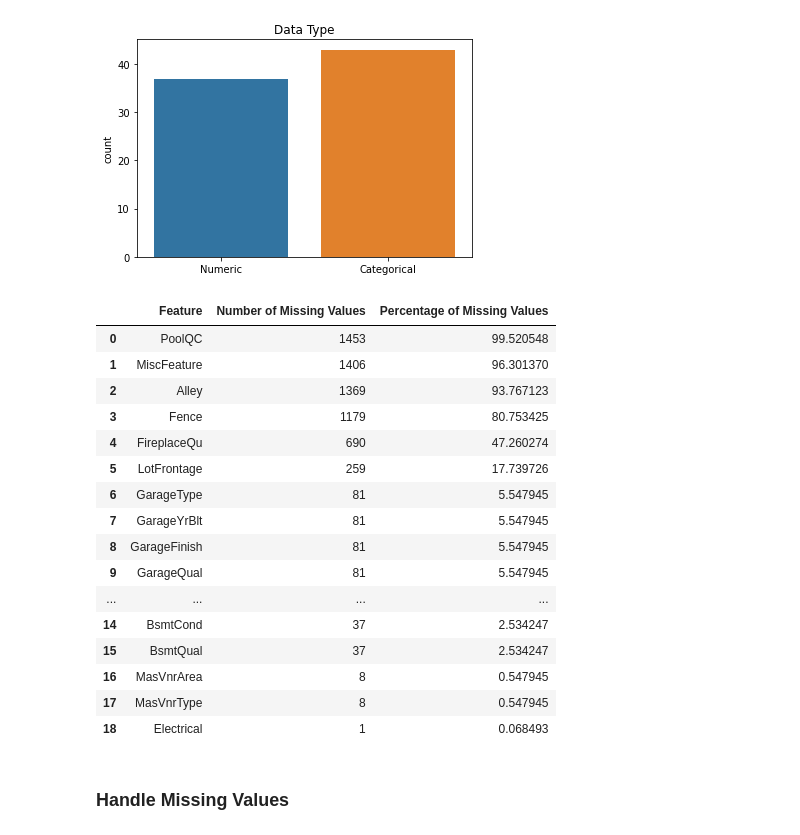
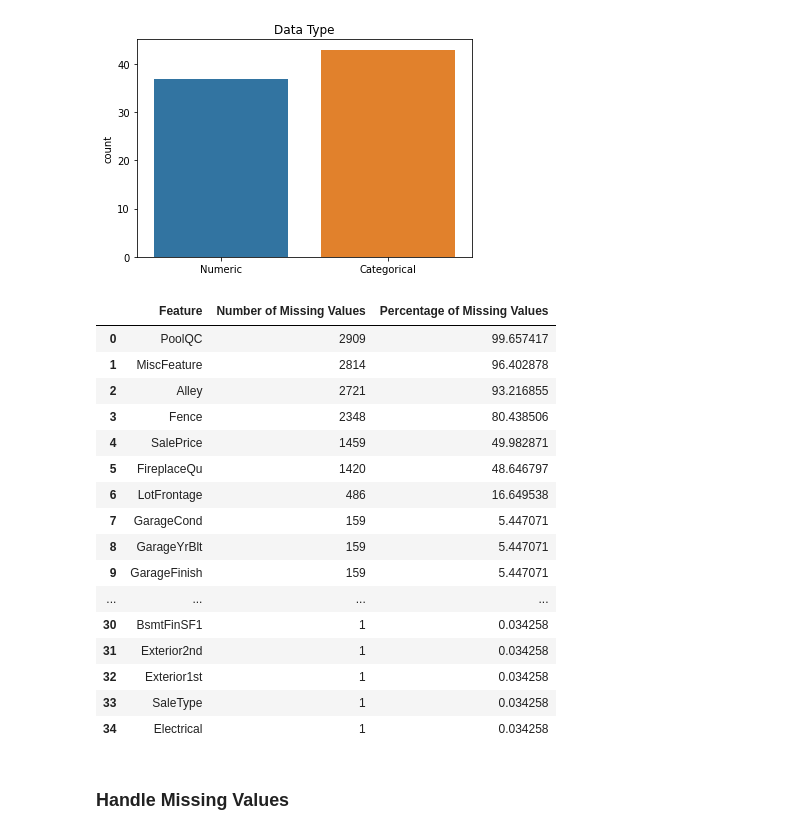
Before and after one commit to kakkar87/data_science_portfolio, a Jupyter notebook: Kaggle Competitions/House Prices - Advanced Regression Techniques.ipynb, the cells around one changed output. Cells and saved outputs as stored; diff of their text form; code cells hidden in the pictures.

```diff
--- a/Kaggle Competitions/House Prices - Advanced Regression Techniques.ipynb
+++ b/Kaggle Competitions/House Prices - Advanced Regression Techniques.ipynb
@@ -6,7 +6,8 @@ import matplotlib.pyplot as plt
 
 %matplotlib inline
 # %%
-house = pd.read_csv('C:/Users/Arpit/house-prices-advanced-regression-techniques/train.csv', index_col=0)
+train = pd.read_csv('C:/Users/Arpit/house-prices-advanced-regression-techniques/train.csv', index_col = 0)
+test = pd.read_csv('C:/Users/Arpit/house-prices-advanced-regression-techniques/test.csv', index_col = 0)
 pd.set_option('display.max_rows', 100)
 pd.set_option('display.max_columns', 100)
 # %%
@@ -41,0 +81,2 @@ house.describe()
+# %%
+final_df = pd.concat([train,test],axis=0)
@@ -61,30 +123,30 @@ plt.title('Data Type')
 Text(0.5, 1.0, 'Data Type')
 [figure]
 # %%
-missing_values = house.isnull().sum()
+missing_values = final_df.isnull().sum()
 missing_values = missing_values[missing_values > 0].sort_values(ascending=False)
 missing_values_data = pd.DataFrame(missing_values)
 missing_values_data.reset_index(level=0,inplace=True)
 missing_values_data.columns = ['Feature', 'Number of Missing Values']
-missing_values_data['Percentage of Missing Values'] = (100.0 * missing_values_data['Number of Missing Values'])/len(house)
+missing_values_data['Percentage of Missing Values'] = (100.0 * missing_values_data['Number of Missing Values'])/len(final_df)
 missing_values_data
 # %% [output]
 |  | Feature | Number of Missing Values | Percentage of Missing Values |
-| 0 | PoolQC | 1453 | 99.520548 |
-| 1 | MiscFeature | 1406 | 96.301370 |
-| 2 | Alley | 1369 | 93.767123 |
-| 3 | Fence | 1179 | 80.753425 |
-| 4 | FireplaceQu | 690 | 47.260274 |
-| 5 | LotFrontage | 259 | 17.739726 |
-| 6 | GarageType | 81 | 5.547945 |
-| 7 | GarageYrBlt | 81 | 5.547945 |
-| 8 | GarageFinish | 81 | 5.547945 |
-| 9 | GarageQual | 81 | 5.547945 |
+| 0 | PoolQC | 2909 | 99.657417 |
+| 1 | MiscFeature | 2814 | 96.402878 |
+| 2 | Alley | 2721 | 93.216855 |
+| 3 | Fence | 2348 | 80.438506 |
+| 4 | SalePrice | 1459 | 49.982871 |
+| 5 | FireplaceQu | 1420 | 48.646797 |
+| 6 | LotFrontage | 486 | 16.649538 |
+| 7 | GarageCond | 159 | 5.447071 |
+| 8 | GarageYrBlt | 159 | 5.447071 |
+| 9 | GarageFinish | 159 | 5.447071 |
 | ... | ... | ... | ... |
-| 14 | BsmtCond | 37 | 2.534247 |
-| 15 | BsmtQual | 37 | 2.534247 |
-| 16 | MasVnrArea | 8 | 0.547945 |
-| 17 | MasVnrType | 8 | 0.547945 |
-| 18 | Electrical | 1 | 0.068493 |
+| 30 | BsmtFinSF1 | 1 | 0.034258 |
+| 31 | Exterior2nd | 1 | 0.034258 |
+| 32 | Exterior1st | 1 | 0.034258 |
+| 33 | SaleType | 1 | 0.034258 |
+| 34 | Electrical | 1 | 0.034258 |
 # %% [markdown]
 ### Handle Missing Values
```
Also changed, not shown: parts of 74 cells of this notebook.
